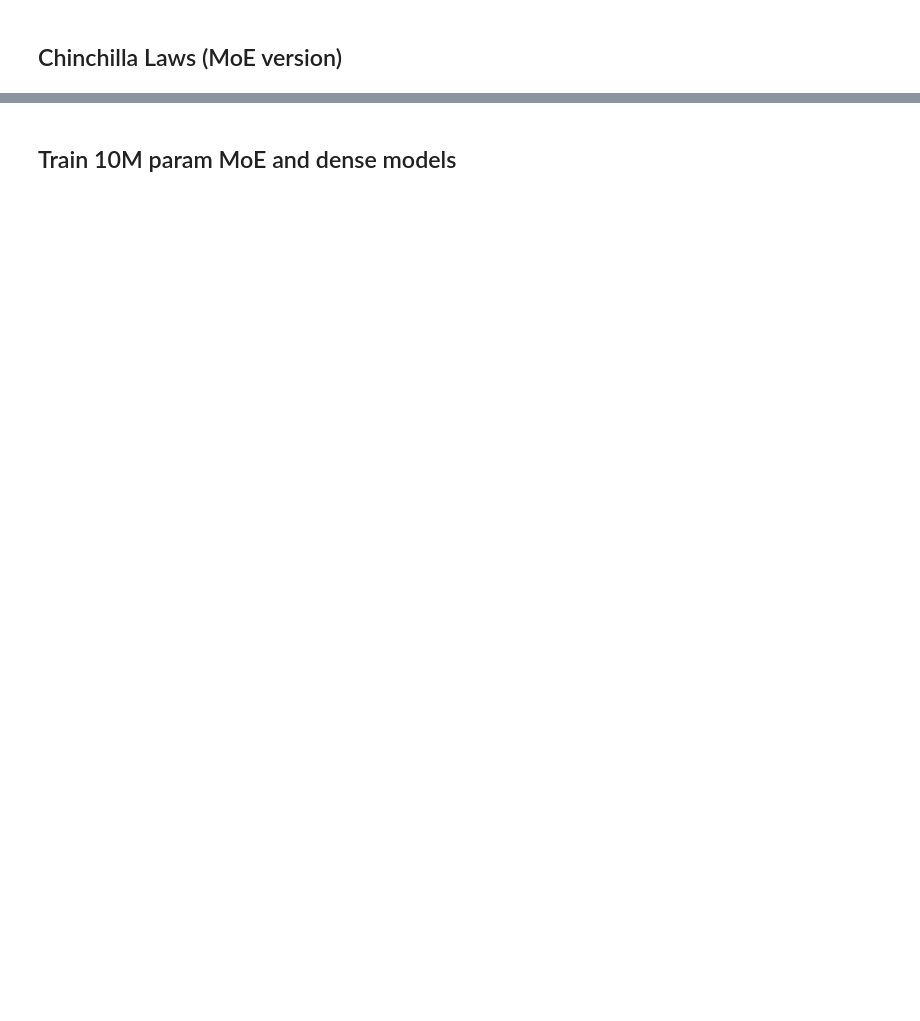
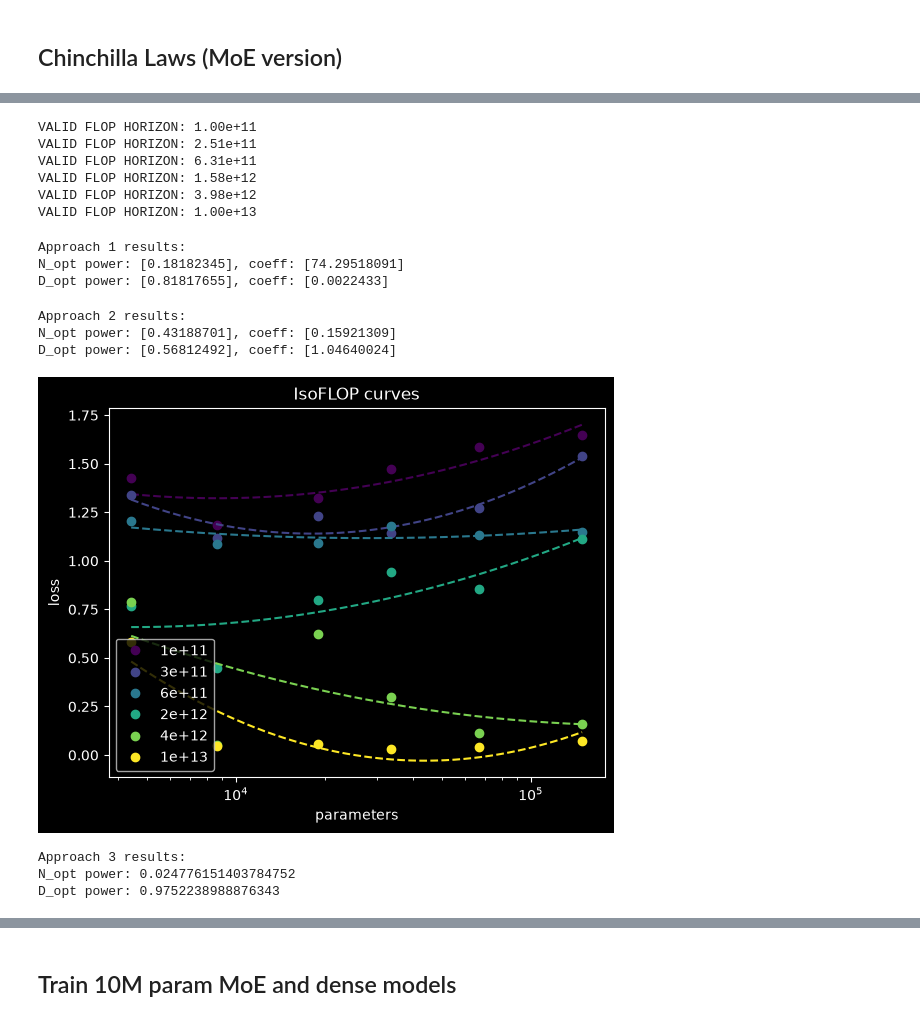
Before and after one commit to RahulBirCodes/blackboard, a Jupyter notebook: chinchilla-exercise/chinchilla_exercise.ipynb, the cells around one changed output, grey strips where cells are left out. Drawn from its saved outputs; the diff is of its cells as text; code cells hidden in the pictures; blank space fills up the shorter version.

Commit message:
return loss splits for moe model

```diff
--- a/chinchilla-exercise/chinchilla_exercise.ipynb
+++ b/chinchilla-exercise/chinchilla_exercise.ipynb
@@ -954,16 +991,28 @@ loss_grid = train_grid(MODEL_CONFIGS, TRAINING_CONFIGS)
 # load loss grid from disk
 def load_loss_grid_from_disk(model_configs, training_configs, *, folder='grid'):
     loss_grid = []
+    ce_loss_grid = []
+    aux_loss_grid = []
+    is_moe = bool(model_configs[0].moe_config)
     for ts in training_configs:
         losses_at_c = []
+        ce_losses_at_c = []
+        aux_losses_at_c = []
         for i in range(len(model_configs)):
             t = ts[i]
             m = model_configs[i]
             with open(folder + f'/size_{m.size():1.2e}_flops_{t.flops:1.2e}.npy', 'rb') as f:
                 losses = np.load(f)
                 assert losses.shape[0] == t.steps
+                if is_moe:
+                    ce_losses = np.load(f)
+                    aux_losses = np.load(f)
+                    ce_losses_at_c.append(ce_losses)
+                    aux_losses_at_c.append(aux_losses)
                 losses_at_c.append(losses)
         loss_grid.append(losses_at_c)
+        ce_loss_grid.append(ce_losses_at_c)
+        aux_loss_grid.append(aux_losses_at_c)
+    if is_moe:
+        return loss_grid, ce_loss_grid, aux_loss_grid
     return loss_grid
-
-loss_grid = load_loss_grid_from_disk(MODEL_CONFIGS, TRAINING_CONFIGS)
@@ -1410,5 +1453,6 @@ MOE_TRAINING_CONFIGS = build_grid_training_configs(
     MOE_MODEL_CONFIGS,
     FLOP_HORIZONS,
     CHUNK_SIZE,
-    BS
+    BS,
+    load_bal_alpha=1e-2
 )
@@ -1418,47 +1480,68 @@ moe_loss_grid = train_grid(MOE_MODEL_CONFIGS, MOE_TRAINING_CONFIGS, folder='moe_
 # %%
-moe_loss_grid = load_loss_grid_from_disk(MOE_MODEL_CONFIGS, MOE_TRAINING_CONFIGS, folder='moe_grid')
+moe_loss_grid, moe_ce_loss_grid, moe_aux_loss_grid = load_loss_grid_from_disk(MOE_MODEL_CONFIGS, MOE_TRAINING_CONFIGS, folder='moe_grid')
 # %%
-smoothed_moe_loss_grid = smooth_loss_grid(MOE_MODEL_CONFIGS, MOE_TRAINING_CONFIGS, moe_loss_grid)
-smoothed_valid_moe_loss_grid, valid_moe_training_configs, valid_moe_flop_horizons = filter_saturated_runs(
+smoothed_moe_ce_loss_grid = smooth_loss_grid(MOE_MODEL_CONFIGS, MOE_TRAINING_CONFIGS, moe_loss_grid)
+smoothed_valid_moe_ce_loss_grid, valid_moe_training_configs, valid_moe_flop_horizons = filter_saturated_runs(
     MOE_MODEL_CONFIGS,
     MOE_TRAINING_CONFIGS,
     FLOP_HORIZONS,
-    smoothed_moe_loss_grid
+    smoothed_moe_ce_loss_grid
 )
 
-for f in valid_flop_horizons:
+for f in valid_moe_flop_horizons:
     print(f'VALID FLOP HORIZON: {f:1.2e}')
+# %% [output]
+VALID FLOP HORIZON: 1.00e+11
+VALID FLOP HORIZON: 2.51e+11
+VALID FLOP HORIZON: 6.31e+11
+VALID FLOP HORIZON: 1.58e+12
+VALID FLOP HORIZON: 3.98e+12
+VALID FLOP HORIZON: 1.00e+13
 # %%
 # approach 1
 moe_n_opt_power, moe_n_opt_coeff, moe_d_opt_power, moe_d_opt_coeff = fit_power_laws_approach_1(
     MOE_MODEL_CONFIGS,
     valid_moe_training_configs,
-    smoothed_valid_moe_loss_grid,
+    smoothed_valid_moe_ce_loss_grid,
     350
 )
 
 print('Approach 1 results:')
 print(f'N_opt power: {moe_n_opt_power}, coeff: {moe_n_opt_coeff}')
 print(f'D_opt power: {moe_d_opt_power}, coeff: {moe_d_opt_coeff}')
+# %% [output]
+Approach 1 results:
+N_opt power: [0.18182345], coeff: [74.29518091]
+D_opt power: [0.81817655], coeff: [0.0022433]
 # %%
 # approach 2
 moe_n_opt_power, moe_n_opt_coeff, moe_d_opt_power, moe_d_opt_coeff = fit_power_laws_approach_2(
     MOE_MODEL_CONFIGS,
     valid_moe_flop_horizons,
-    smoothed_valid_moe_loss_grid,
+    smoothed_valid_moe_ce_loss_grid,
 )
 
 print('Approach 2 results:')
 print(f'N_opt power: {moe_n_opt_power}, coeff: {moe_n_opt_coeff}')
 print(f'D_opt power: {moe_d_opt_power}, coeff: {moe_d_opt_coeff}')
+# %% [output]
+Approach 2 results:
+N_opt power: [0.43188701], coeff: [0.15921309]
+D_opt power: [0.56812492], coeff: [1.04640024]
+[figure, added]
 # %%
 # approach 3
 moe_G, moe_n_opt_power, moe_d_opt_power = fit_power_laws_approach_3(
     MOE_MODEL_CONFIGS,
     valid_moe_training_configs,
-    smoothed_valid_moe_loss_grid
+    valid_moe_flop_horizons,
+    smoothed_valid_moe_ce_loss_grid
 )
 
 print('Approach 3 results:')
 print(f'N_opt power: {moe_n_opt_power}')
 print(f'D_opt power: {moe_d_opt_power}')
+# %% [output]
+Approach 3 results:
+N_opt power: 0.024776151403784752
+D_opt power: 0.9752238988876343
```
Also changed, not shown: parts of 23 cells of this notebook.
